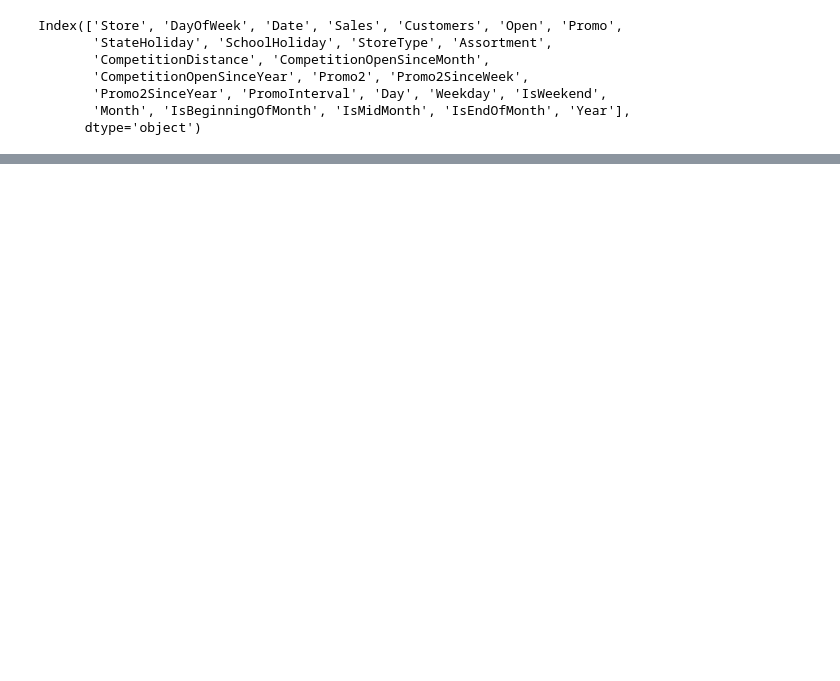
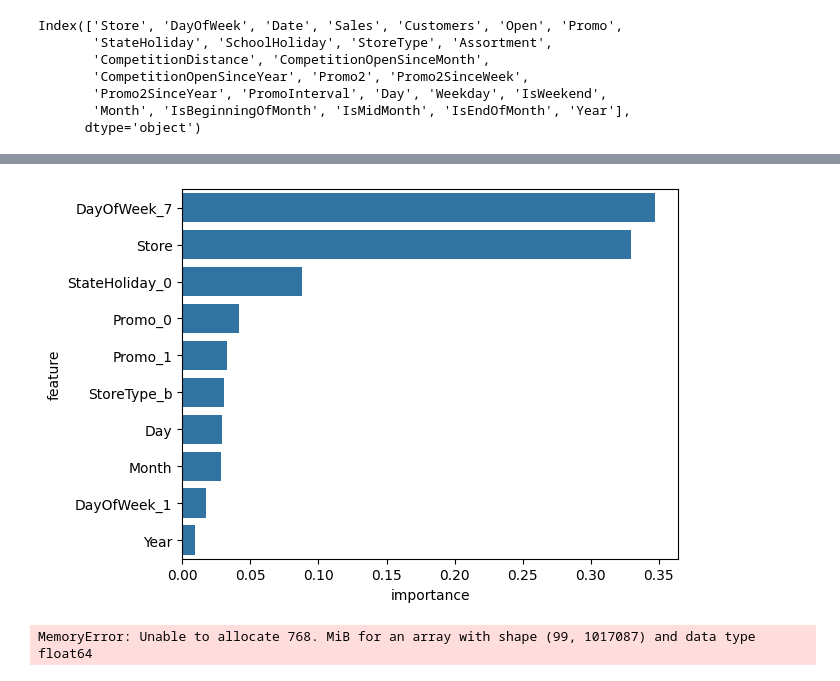
Before and after one commit to zol23-g/Sales_Forecasting_Rossmann_Pharmaceuticals, a Jupyter notebook: notebooks/pridiction_model.ipynb, the cells around one changed output, grey strips where cells are left out. Cells and saved outputs as stored; diff of their text form; code cells hidden in the pictures; blank space fills up the shorter version.

Commit message:
creating model pipwline

```diff
--- a/notebooks/pridiction_model.ipynb
+++ b/notebooks/pridiction_model.ipynb
@@ -53,3 +50,0 @@ train_size
-# %%
-sorted_df = train_df.sort_values('Date')
-train_df, val_df = sorted_df[:train_size], sorted_df[train_size:]
@@ -218,0 +153,6 @@ plot_tree(tree, max_depth=3, filled=True, feature_names=numeric_cols+encoded_col
+# %%
+# Example usage with Random Forest
+from sklearn.ensemble import RandomForestRegressor
+rf_model = RandomForestRegressor(n_estimators=100, random_state=42)
+mse, r2 = train_and_evaluate_model(rf_model, X_train, train_targets)
+print(f"Random Forest - Validation MSE: {mse}, R2: {r2}")
@@ -218,0 +163,7 @@ plot_tree(tree, max_depth=3, filled=True, feature_names=numeric_cols+encoded_col
+# %%
+rf_model.feature_importances_
+importance_df = pd.DataFrame({
+    'feature': numeric_cols+encoded_cols,
+    'importance': rf_model.feature_importances_
+}).sort_values('importance', ascending=False)
+importance_df.head(10)
@@ -218,0 +182,5 @@ plot_tree(tree, max_depth=3, filled=True, feature_names=numeric_cols+encoded_col
+# %%
+
+sns.barplot(data=importance_df.head(10), x='importance', y='feature');
+# %% [output]
+[figure, added]
@@ -218,0 +190,8 @@ plot_tree(tree, max_depth=3, filled=True, feature_names=numeric_cols+encoded_col
+# %%
+from statsmodels.tsa.stattools import adfuller
+
+result = adfuller(store_sales_df['Sales'])
+print(f'ADF Statistic: {result[0]}')
+print(f'p-value: {result[1]}')
+# %% [output]
+MemoryError: Unable to allocate 768. MiB for an array with shape (99, 1017087) and data type float64
```
Also changed, not shown: parts of 60 cells of this notebook, 3 other files.
